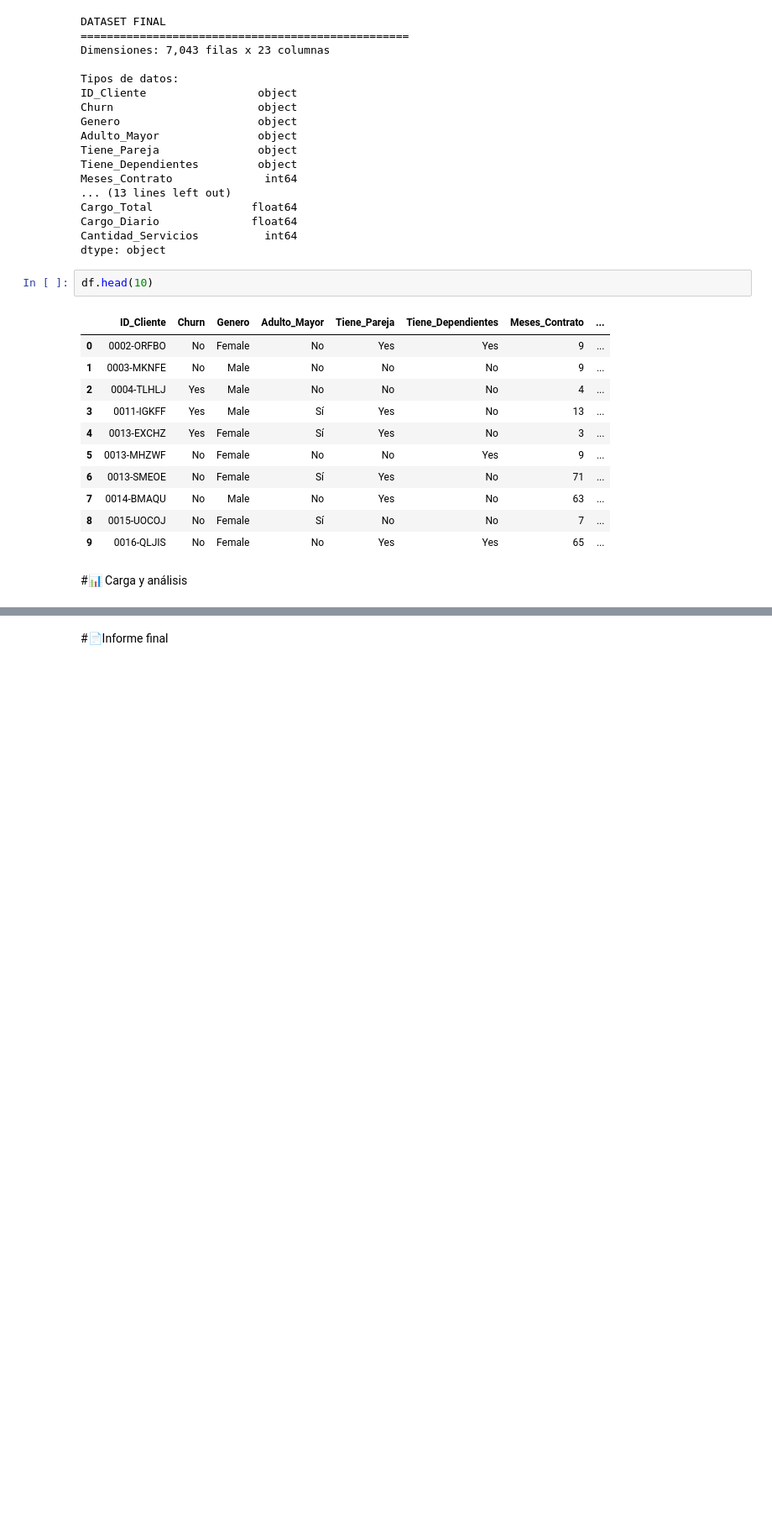
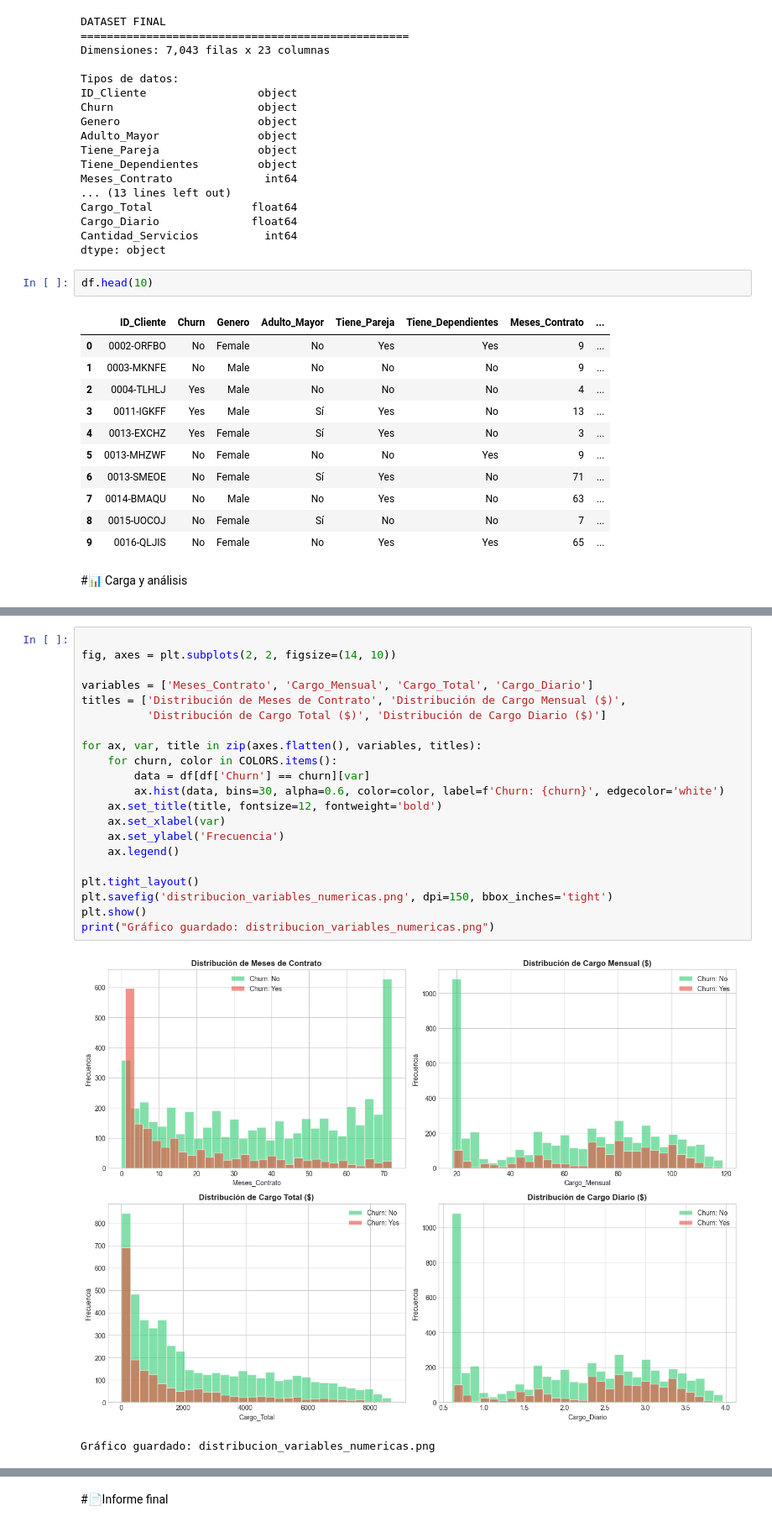
Before and after one commit to anothereverr/oracle-alura-data-science-challenge-2, a Jupyter notebook: TelecomX_LATAM.ipynb, the cells around one changed output, grey strips where cells are left out. Shown at 84% size. Drawn from its saved outputs; the diff is of its cells as text; blank space fills up the shorter version.

Commit message:
feat: add graphs for churn analysis

```diff
--- a/TelecomX_LATAM.ipynb
+++ b/TelecomX_LATAM.ipynb
@@ -417,0 +449,24 @@ df.head(10)
+# %%
+
+fig, axes = plt.subplots(2, 2, figsize=(14, 10))
+
+variables = ['Meses_Contrato', 'Cargo_Mensual', 'Cargo_Total', 'Cargo_Diario']
+titles = ['Distribución de Meses de Contrato', 'Distribución de Cargo Mensual ($)',
+          'Distribución de Cargo Total ($)', 'Distribución de Cargo Diario ($)']
+
+for ax, var, title in zip(axes.flatten(), variables, titles):
+    for churn, color in COLORS.items():
+        data = df[df['Churn'] == churn][var]
+        ax.hist(data, bins=30, alpha=0.6, color=color, label=f'Churn: {churn}', edgecolor='white')
+    ax.set_title(title, fontsize=12, fontweight='bold')
+    ax.set_xlabel(var)
+    ax.set_ylabel('Frecuencia')
+    ax.legend()
+
+plt.tight_layout()
+plt.savefig('distribucion_variables_numericas.png', dpi=150, bbox_inches='tight')
+plt.show()
+print("Gráfico guardado: distribucion_variables_numericas.png")
+# %% [output]
+[figure, added]
+Gráfico guardado: distribucion_variables_numericas.png
```
Also changed, not shown: parts of 10 cells of this notebook, 4 other files.
